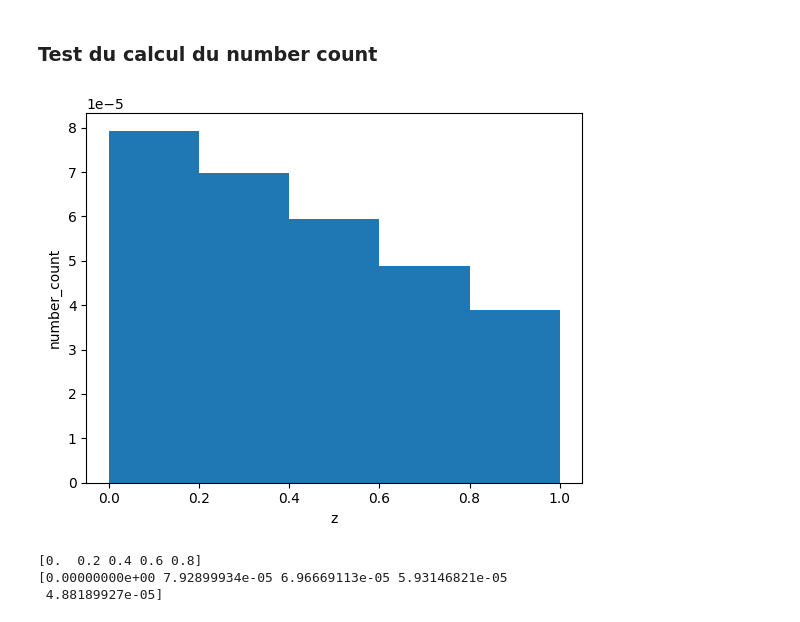
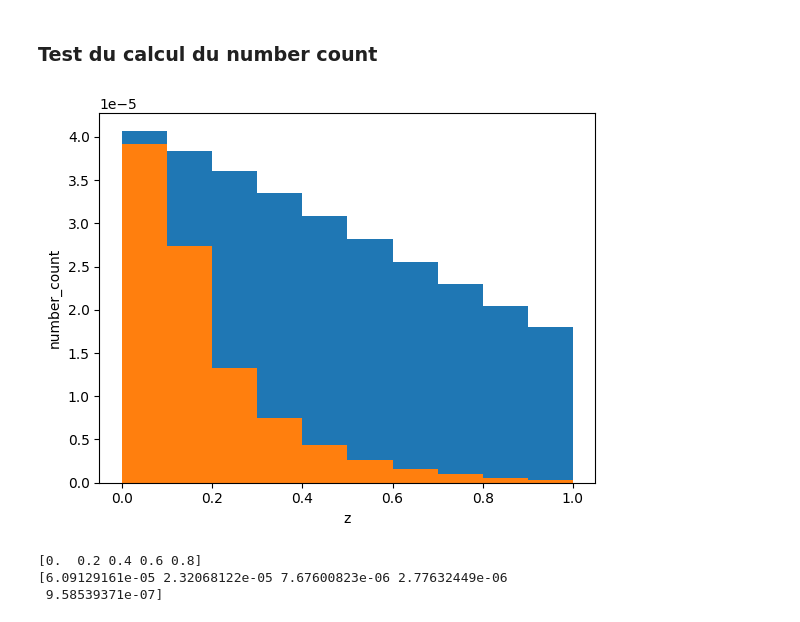
Before and after one commit to Thomas054/My_hmf, a Jupyter notebook: 2 Test_NumberCount.ipynb, the cells around one changed output. Drawn from its saved outputs; the diff is of its cells as text; code cells hidden in the pictures.

Commit message:
cutting_function

```diff
--- a/2 Test_NumberCount.ipynb
+++ b/2 Test_NumberCount.ipynb
@@ -34,26 +34,31 @@ plt.show()
 # %% [markdown]
 ### Test du calcul du number count
 # %%
-N_z = 5
+N_z = 10
 zmax = 1
 Ncamb = 1000
 resolution_z = 10
+
+def cutting_function(z):
+    return 10**14 * z
 # %%
-z, number_count = get_number_count(cosmo_params, N_z, zmax, Ncamb, resolution_z)
+z, number_count = get_number_count(cosmo_params, N_z, zmax, Ncamb, resolution_z, cutting_function=cutting_function)
+zth, number_countth = get_number_count(cosmo_params, N_z, zmax, Ncamb, resolution_z, cutting_function=None)
 # %%
 plt.figure()
 # plt.xscale("log")
 # plt.yscale("log")
-plt.bar(z, number_count, align = "edge", width = 0.2)
+plt.bar(z, number_countth, align = "edge", width = zmax/N_z)
+plt.bar(z, number_count, align = "edge", width = zmax/N_z)
 plt.xlabel("z")
 plt.ylabel("number_count")
 plt.show()
 # %% [output]
-[figure, old version]
+[figure, new version]
 # %%
 print(z)
 print(number_count)
 # %% [output]
 [0.  0.2 0.4 0.6 0.8]
-[0.00000000e+00 7.92899934e-05 6.96669113e-05 5.93146821e-05
- 4.88189927e-05]
+[6.09129161e-05 2.32068122e-05 7.67600823e-06 2.77632449e-06
+ 9.58539371e-07]
```
Also changed, not shown: 2 other files.
